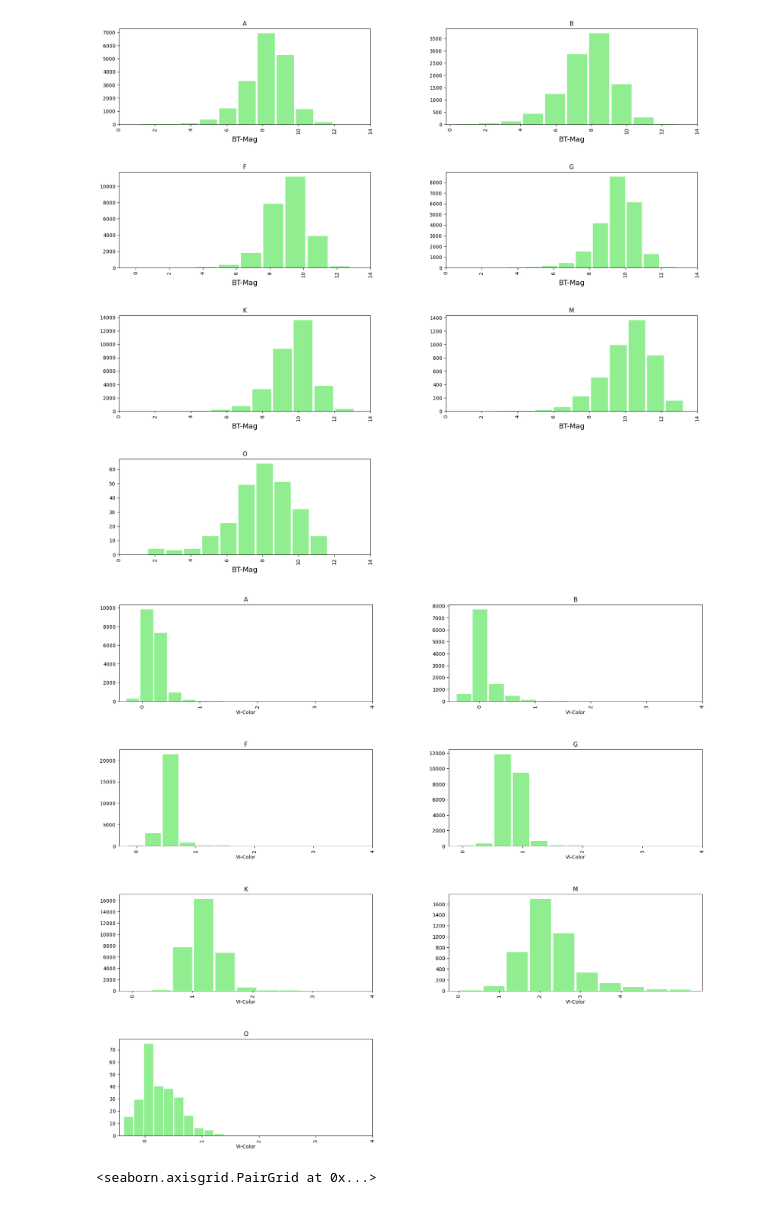
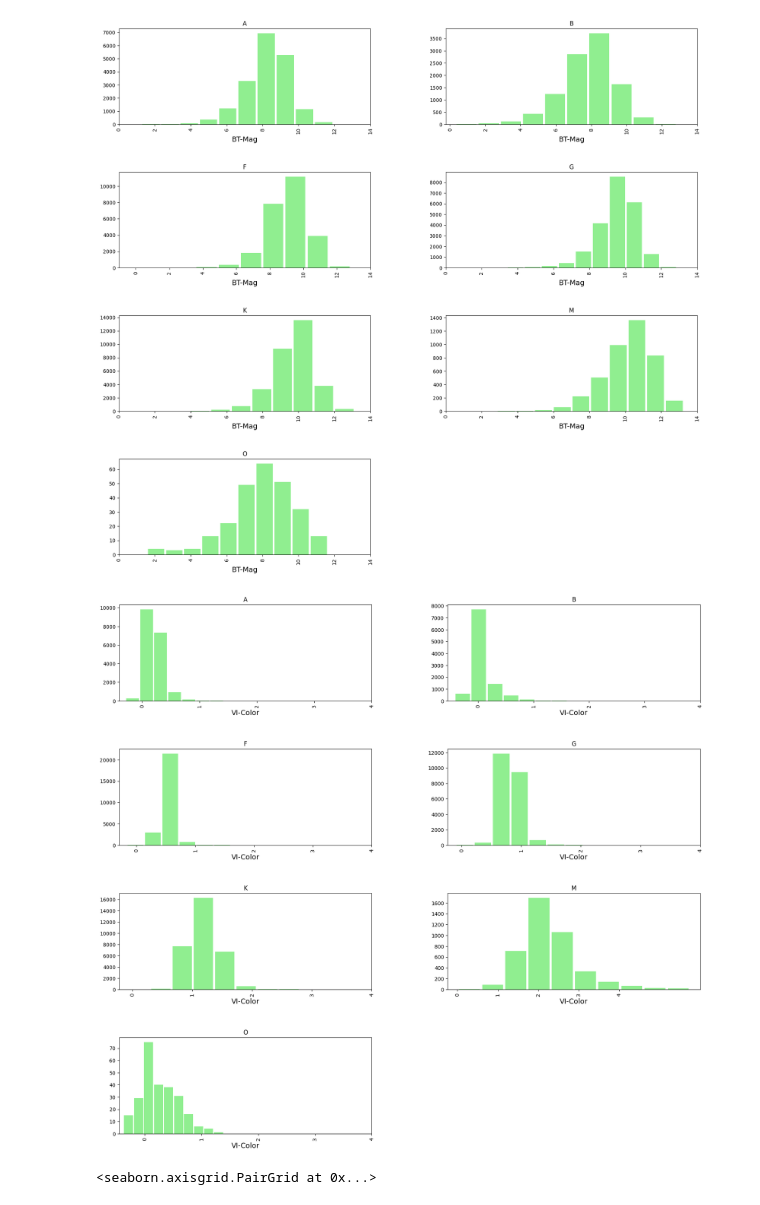
Before and after one commit to bsttiv/tipos_espectrales, a Jupyter notebook: Tipos_Espectrales.ipynb, the cells around one changed output. Drawn from its saved outputs; the diff is of its cells as text; code cells hidden in the pictures.

```diff
--- a/Tipos_Espectrales.ipynb
+++ b/Tipos_Espectrales.ipynb
@@ -87,14 +87,14 @@ ruta = "drive/MyDrive/Modulo/Tipos_Espectrales/hip_main.dat"
 # Nombres de las columnas (según la especificación de https://heasarc.gsfc.nasa.gov/w3browse/all/hipparcos.html)
 names = ["H"+str(i) for i in range(0, 78)]
 # Se lee la base de datos con los parámetros adecuados
-df = pd.read_csv(ruta, sep="|", converters={"H76": texto_mayuscula_primera_letra, "H32": texto_a_float, "H37": texto_a_float, "H40": texto_a_float}, names=names, keep_default_na=False)
+df = pd.read_csv(ruta, sep="|", converters={"H76": texto_mayuscula_primera_letra, "H32": texto_a_float, "H37": texto_a_float, "H40": texto_a_float}, names=names, keep_default_na=False, low_memory=False)
 # Se eliminan aquellas filas cuyo tipo espectral no coincida con los buscados (O, B, A, F, G, K, M)
 df = df[df["H76"].isin(tipos_espectrales)]
 # Se borran las columnas que no se usarán
 labels = ["H"+str(i) for i in range(0, 78) if i not in [76, 32, 37, 40]]
-df.drop(labels=labels, inplace=True, axis=1)
+df = df.drop(labels=labels, axis=1)
 # Se eliminan todas las filas que posiblemente no tengan valores definidos
-df.dropna(axis=0, inplace=True)
+df = df.dropna(axis=0)
 # Se muestra el DataFrame
 df
 # %% [output]
@@ -248,12 +248,12 @@ for row in ax:
 # %%
 # Histograma VI-Color
 ax = df.hist(column="H40", by=df["H76"], figsize=(20,30), layout=(6,2), color='lightgreen', rwidth=0.9)
 
 for row in ax:
   for x in row:
-    x.set_xlabel("VI-Color")
+    x.set_xlabel("VI-Color", size=14)
     x.set_xticks(np.linspace(0, 4, 5))
 # %% [output]
-[figure, old version]
+[figure, new version]
 # %%
 # Pairplot para ver correlación entre las features elegidas y el tipo espectral
```
Also changed, not shown: parts of 17 cells of this notebook.
